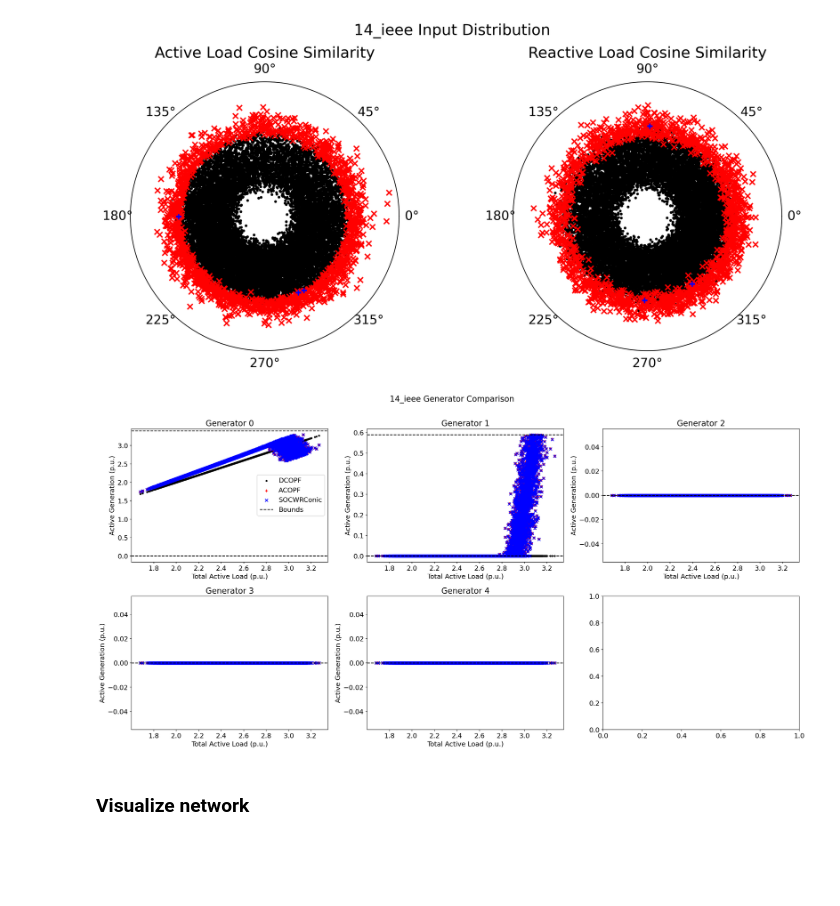
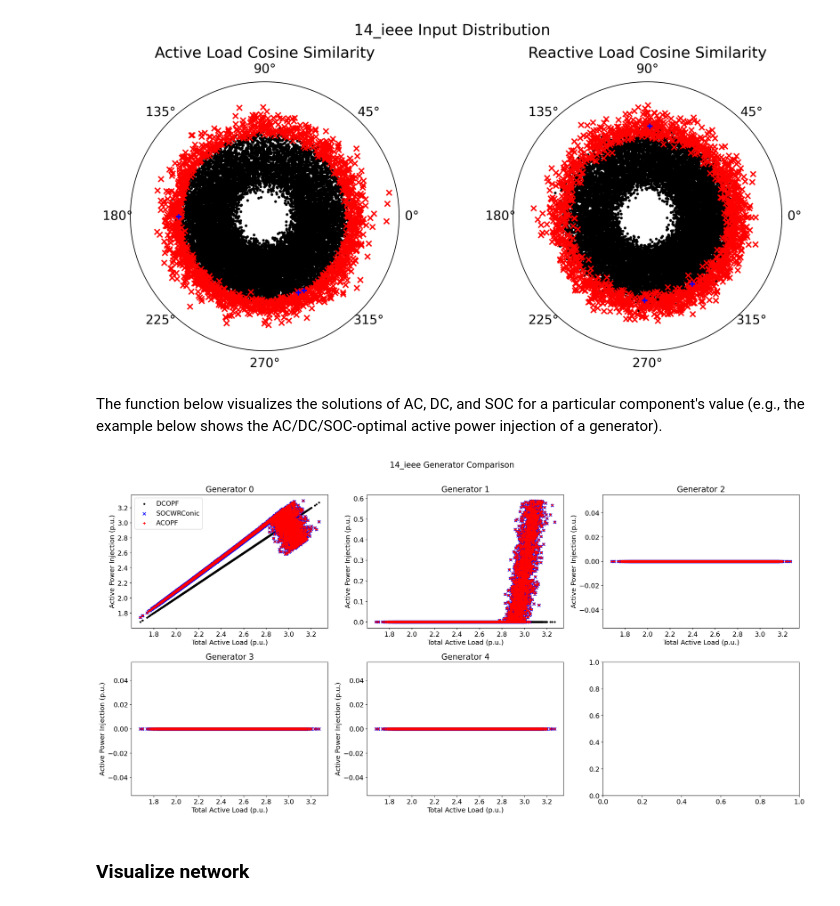
Before and after one commit to AI4OPT/OPFData, a Jupyter notebook: read_data.ipynb, the cells around one changed output. Cells and saved outputs as stored; diff of their text form; code cells hidden in the pictures; blank space fills up the shorter version.

Commit message:
update figures

```diff
--- a/read_data.ipynb
+++ b/read_data.ipynb
@@ -219,7 +219,7 @@ def cosine_similarity(A, b):
 
 fig, axs = plt.subplots(1, 2, figsize=(12,5), dpi=300, subplot_kw={'projection': 'polar'}, )
 
-for ax, key, name in zip(axs, ["pd", "qd"], ["Active Load", "Reactive Load"]):
+for ax, key, component_name in zip(axs, ["pd", "qd"], ["Active Load", "Reactive Load"]):
     ref_load = ref["load"][key]
     theta = np.arccos(cosine_similarity(D_input["data"][key], ref_load)) * 180 / np.pi
     ax.scatter(
@@ -233,7 +233,7 @@ for ax, key, name in zip(axs, ["pd", "qd"], ["Active Load", "Reactive Load"]):
     ax.grid(visible=True, which='major', axis='y', color='red', linestyle='--')
     ax.grid(visible=True, which='major', axis='x', color='black', linestyle='--', zorder=0)
 
-    ax.set_title(f"{name} Cosine Similarity")
+    ax.set_title(f"{component_name} Cosine Similarity")
 
 fig.subplots_adjust(left=0.3, right=0.7)
 fig.suptitle(f"{case_ref} Input Distribution", y=1.05)
@@ -243,7 +245,7 @@ fig.tight_layout();
 # %%
 fig, axs = plt.subplots(1, 2, figsize=(12,5), dpi=300, subplot_kw={'projection': 'polar'}, )
 
-for ax, key, name in zip(axs, ["pd", "qd"], ["Active Load", "Reactive Load"]):
+for ax, key, component_name in zip(axs, ["pd", "qd"], ["Active Load", "Reactive Load"]):
     ref_load = ref["load"][key]
     theta = np.arccos(cosine_similarity(D_input["data"][key], ref_load)) * 180 / np.pi
     ax.scatter(
@@ -262,7 +264,7 @@ for ax, key, name in zip(axs, ["pd", "qd"], ["Active Load", "Reactive Load"]):
     ax.grid(False, axis='x')
 
 
-    ax.set_title(f"{name} Cosine Similarity")
+    ax.set_title(f"{component_name} Cosine Similarity")
     ax.set_ylim(0.5, 1.6)
 
 
@@ -271,4 +273,6 @@ fig.suptitle(f"{case_ref} Input Distribution", y=1.05)
 fig.tight_layout();
 # %% [output]
 [figure]
+# %% [markdown]
+The function below visualizes the solutions of AC, DC, and SOC for a particular component's value (e.g., the example below shows the AC/DC/SOC-optimal active power injection of a generator).
 # %%
@@ -317,18 +328,18 @@ def acp_dcp_soc_fig(total_load, ac_true, dc_true, soc_true, ylabel, name, xmin=N
     return fig, axs
 # %%
 acp_dcp_soc_fig(
-    D_input["data"]["pd"].sum(axis=1),
-    D_acp["primal"]["pg"],
-    D_dcp["primal"]["pg"],
-    D_soc["primal"]["pg"],
-    "Active Generation (p.u.)",
-    "Generator",
-    ref["gen"]["pmin"],
-    ref["gen"]["pmax"],
+    total_load=D_input["data"]["pd"].sum(axis=1),
+    ac_true=D_acp["primal"]["pg"],
+    dc_true=D_dcp["primal"]["pg"],
+    soc_true=D_soc["primal"]["pg"],
+    value_name="Active Power Injection (p.u.)",
+    component_name="Generator",
+    # lower_bound=-ref["branch"]["rate_a"],
+    # upper_bound=ref["branch"]["rate_a"],
     rows=2,
 );
 # %% [output]
-[figure, old version]
+[figure, new version]
 # %% [markdown]
 ### Visualize network
 # %% [markdown]
```
Also changed, not shown: parts of 4 cells of this notebook.
